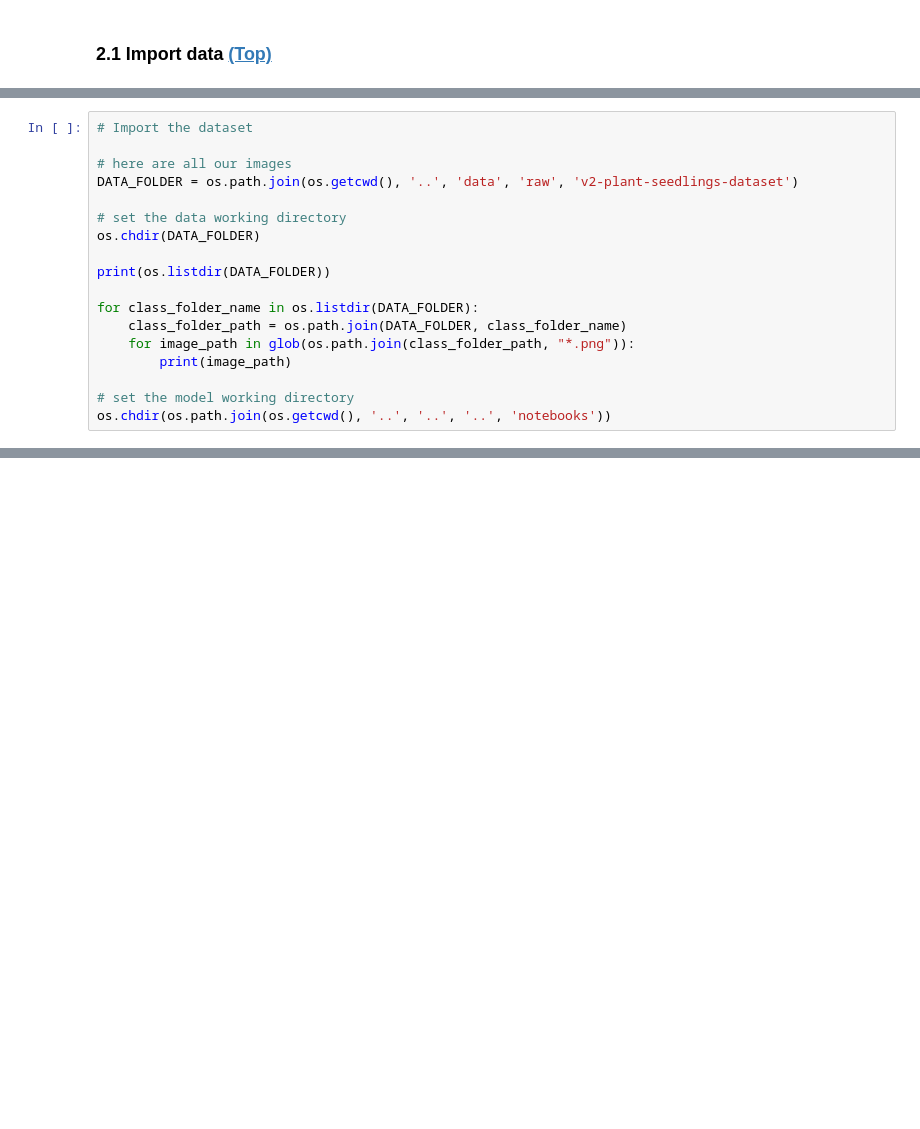
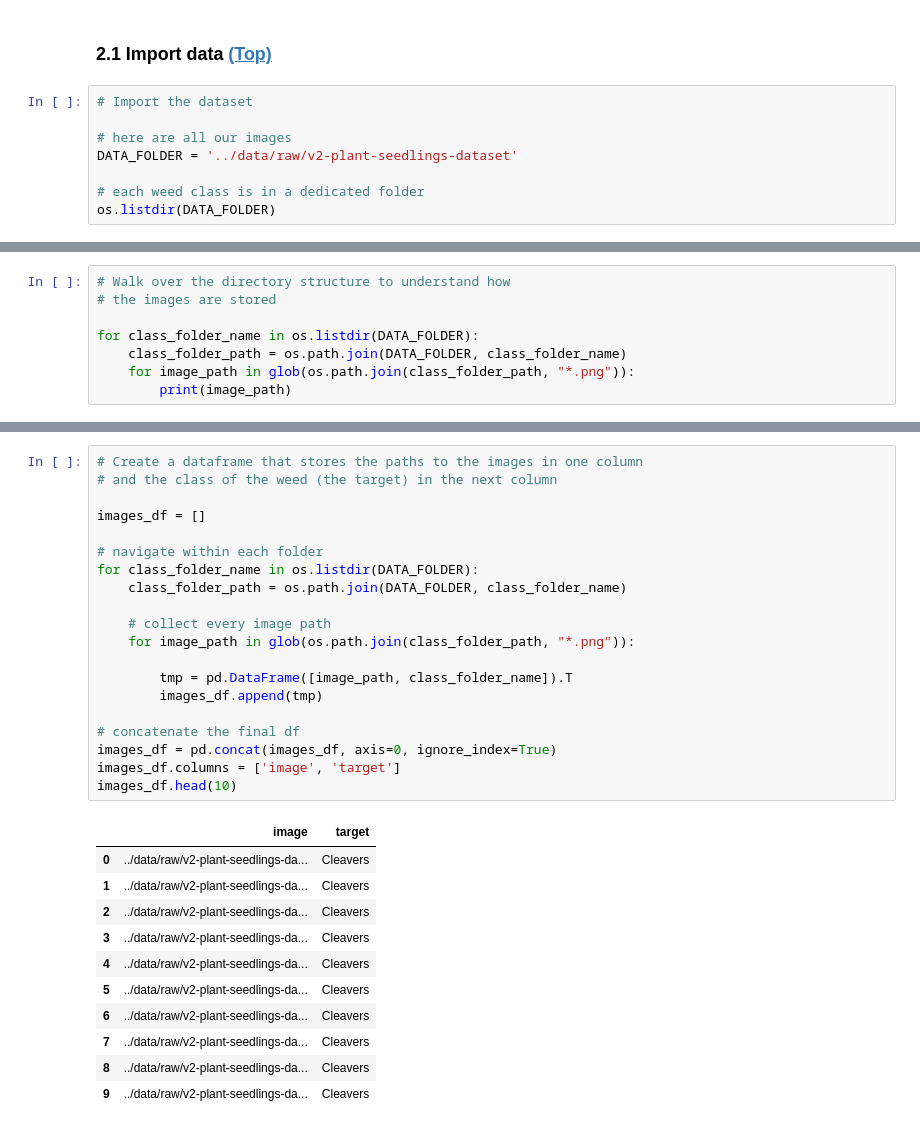
Before and after one commit to ngilmore/ml_model_deployment, a Jupyter notebook: notebooks/2.0-ng-differentiate-weeds-using-cnn.ipynb, the cells around one changed output, grey strips where cells are left out. Drawn from its saved outputs; the diff is of its cells as text; blank space fills up the shorter version.

```diff
--- a/notebooks/2.0-ng-differentiate-weeds-using-cnn.ipynb
+++ b/notebooks/2.0-ng-differentiate-weeds-using-cnn.ipynb
@@ -100,3 +101,11 @@ random_state = np.random.seed(42)
 ## STEP 2: Data Preparation<a id='2.0'></a> [(Top)](#0.0)
 # %% [markdown]
 ### 2.1 Import data<a id='2.1'></a> [(Top)](#0.0)
+# %%
+# Import the dataset
+
+# here are all our images
+DATA_FOLDER = '../data/raw/v2-plant-seedlings-dataset'
+
+# each weed class is in a dedicated folder
+os.listdir(DATA_FOLDER)
@@ -103,19 +128,9 @@ random_state = np.random.seed(42)
 # %%
-# Import the dataset
-
-# here are all our images
-DATA_FOLDER = os.path.join(os.getcwd(), '..', 'data', 'raw', 'v2-plant-seedlings-dataset')
-
-# set the data working directory
-os.chdir(DATA_FOLDER)
-
-print(os.listdir(DATA_FOLDER))
+# Walk over the directory structure to understand how
+# the images are stored
 
 for class_folder_name in os.listdir(DATA_FOLDER):
     class_folder_path = os.path.join(DATA_FOLDER, class_folder_name)
     for image_path in glob(os.path.join(class_folder_path, "*.png")):
         print(image_path)
-
-# set the model working directory
-os.chdir(os.path.join(os.getcwd(), '..', '..', '..', 'notebooks'))
 # %% [output]
@@ -138,0 +154,32 @@ os.chdir(os.path.join(os.getcwd(), '..', '..', '..', 'notebooks'))
+# %%
+# Create a dataframe that stores the paths to the images in one column
+# and the class of the weed (the target) in the next column
+
+images_df = []
+
+# navigate within each folder
+for class_folder_name in os.listdir(DATA_FOLDER):
+    class_folder_path = os.path.join(DATA_FOLDER, class_folder_name)
+
+    # collect every image path
+    for image_path in glob(os.path.join(class_folder_path, "*.png")):
+
+        tmp = pd.DataFrame([image_path, class_folder_name]).T
+        images_df.append(tmp)
+
+# concatenate the final df
+images_df = pd.concat(images_df, axis=0, ignore_index=True)
+images_df.columns = ['image', 'target']
+images_df.head(10)
+# %% [output]
+|  | image | target |
+| 0 | ../data/raw/v2-plant-seedlings-da... | Cleavers |
+| 1 | ../data/raw/v2-plant-seedlings-da... | Cleavers |
+| 2 | ../data/raw/v2-plant-seedlings-da... | Cleavers |
+| 3 | ../data/raw/v2-plant-seedlings-da... | Cleavers |
+| 4 | ../data/raw/v2-plant-seedlings-da... | Cleavers |
+| 5 | ../data/raw/v2-plant-seedlings-da... | Cleavers |
+| 6 | ../data/raw/v2-plant-seedlings-da... | Cleavers |
+| 7 | ../data/raw/v2-plant-seedlings-da... | Cleavers |
+| 8 | ../data/raw/v2-plant-seedlings-da... | Cleavers |
+| 9 | ../data/raw/v2-plant-seedlings-da... | Cleavers |
```
Also changed, not shown: parts of 5 cells of this notebook.
